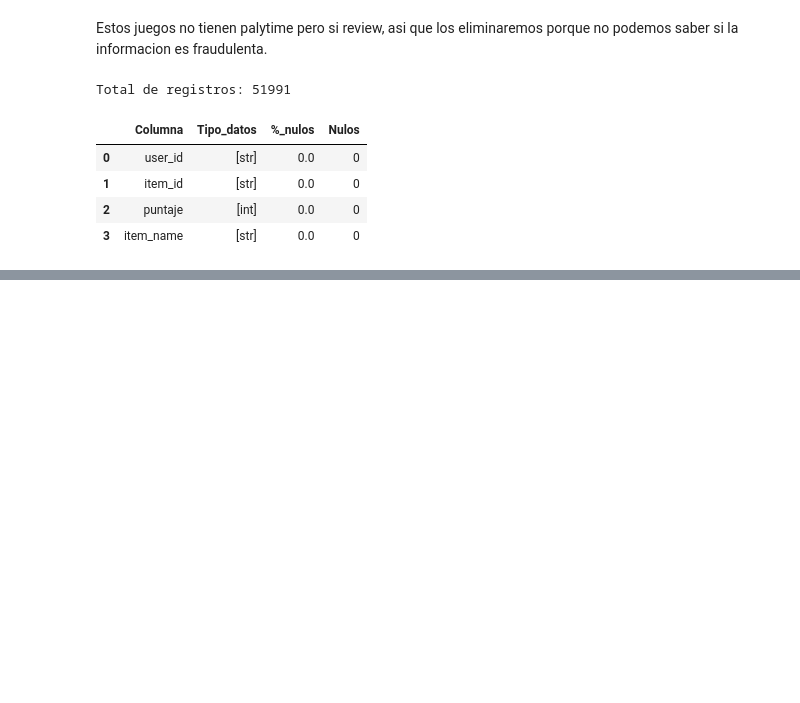
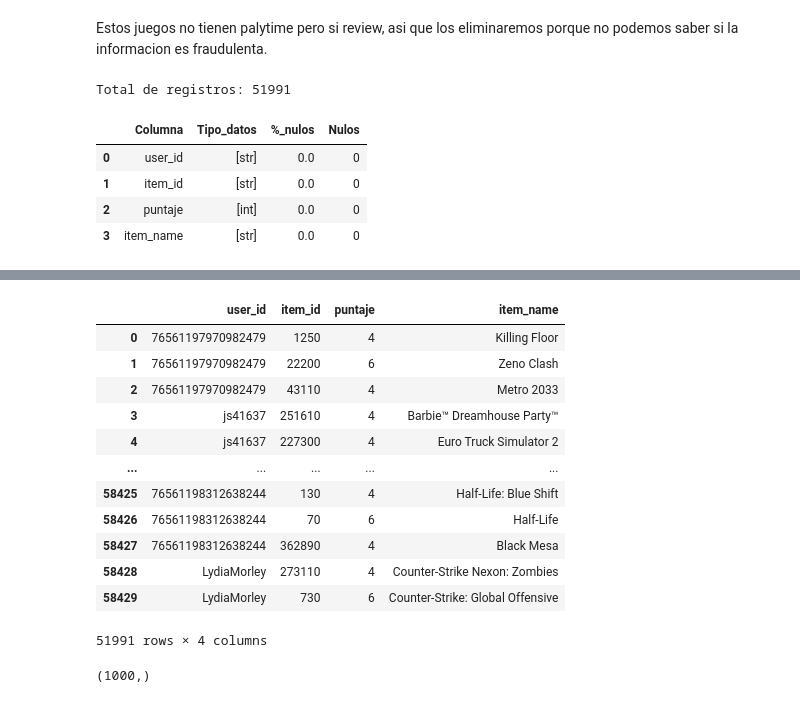
Before and after one commit to pedrofranke/Modelo_Recomendacion_SteamGames, a Jupyter notebook: IPYNB/05_EDA.ipynb, the cells around one changed output, grey strips where cells are left out. Saved outputs shown, nothing was run; the diff lists cells and outputs as text; code cells hidden in the pictures; blank space fills up the shorter version.

```diff
--- a/IPYNB/05_EDA.ipynb
+++ b/IPYNB/05_EDA.ipynb
@@ -174,7 +174,7 @@ Se puede notar la influencia que tienen los precios bajos/gratis.
 # %% [markdown]
 ## EDA a user_reviews
 # %%
-df_reviews = pd.read_parquet('Datasets/parquet/user_reviews_sentiments.parquet')
+df_reviews = pd.read_parquet('../Datasets/parquet/user_reviews_sentiments.parquet')
 df_reviews.head()
 # %% [output]
 |  | user_id | item_id | recommend | posted | sentiment_analysis |
@@ -487,0 +492,22 @@ df_rev_it.to_parquet('Datasets/parquet/Recomendacion/recomendacion.parquet',inde
+# %%
+df_rev_it
+# %% [output]
+|  | user_id | item_id | puntaje | item_name |
+| 0 | 76561197970982479 | 1250 | 4 | Killing Floor |
+| 1 | 76561197970982479 | 22200 | 6 | Zeno Clash |
+| 2 | 76561197970982479 | 43110 | 4 | Metro 2033 |
+| 3 | js41637 | 251610 | 4 | Barbie™ Dreamhouse Party™ |
+| 4 | js41637 | 227300 | 4 | Euro Truck Simulator 2 |
+| ... | ... | ... | ... | ... |
+| 58425 | 76561198312638244 | 130 | 4 | Half-Life: Blue Shift |
+| 58426 | 76561198312638244 | 70 | 6 | Half-Life |
+| 58427 | 76561198312638244 | 362890 | 4 | Black Mesa |
+| 58428 | LydiaMorley | 273110 | 4 | Counter-Strike Nexon: Zombies |
+| 58429 | LydiaMorley | 730 | 6 | Counter-Strike: Global Offensive |
+51991 rows × 4 columns
+# %%
+df_user = pd.read_parquet('../Datasets/parquet/API/playtime_red.parquet')
+usuarios = df_user.user_id.unique()
+usuarios.shape
+# %% [output]
+(1000,)
```
Also changed, not shown: parts of 8 cells of this notebook, 15 other files.
